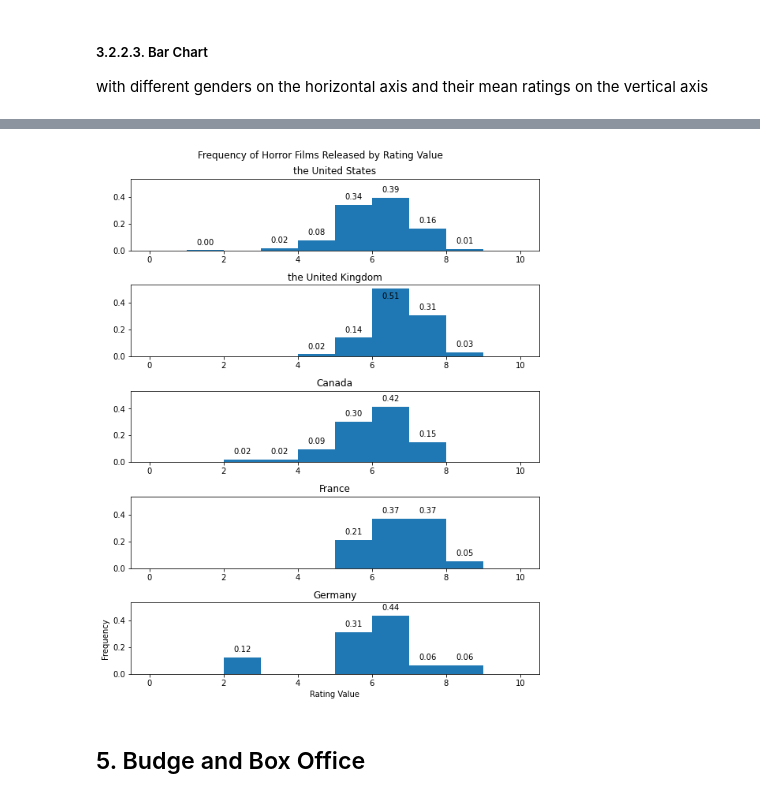
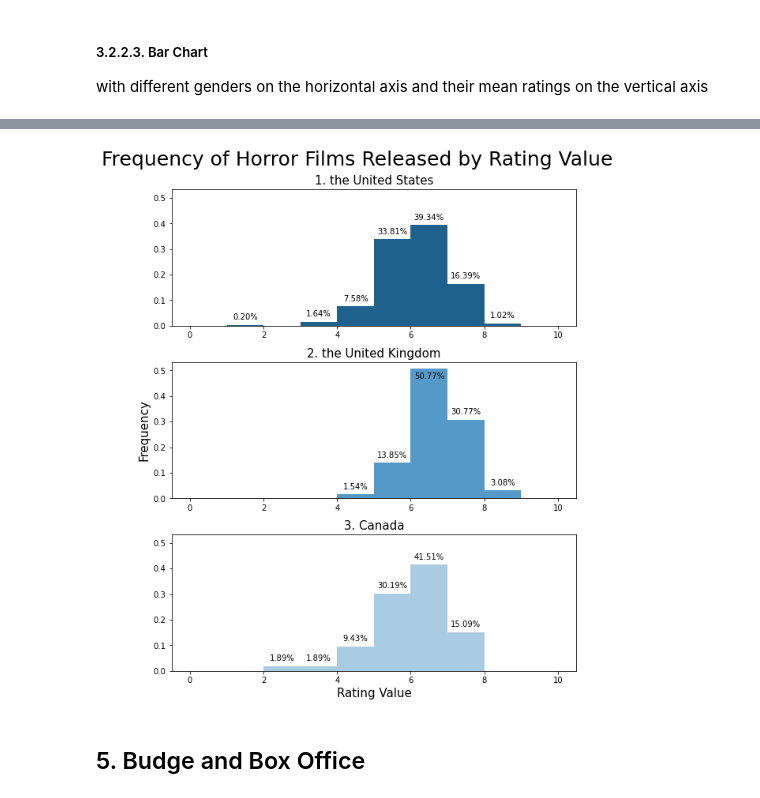
Before and after one commit to tl3472/GA4003-HorrorFilms, a Jupyter notebook: Horror Film Report.ipynb, the cells around one changed output, grey strips where cells are left out. Cells and saved outputs as stored; diff of their text form; code cells hidden in the pictures.

```diff
--- a/Horror Film Report.ipynb
+++ b/Horror Film Report.ipynb
@@ -347,8 +488,0 @@ gb_country.reset_index().rename(columns={'Name' : 'Count'}).set_index('Country')
-# %%
-labels = gb_country.reset_index()
-sizes = gb_country.reset_index().rename(columns={'Name' : 'Count'})['Count']
-colours = dict(zip(labels, plt.cm.tab20.colors[:len(labels)]))
-plt.pie(sizes,
-          labels=labels,
-          colors=[colours[key] for key in labels]
-          )
@@ -421,5 +575,5 @@ plt.show()
 # %%
-def add_value_labels(ax, spacing=5):
+def add_pct_labels(ax, spacing=5):
     """Add labels to the end of each bar in a bar chart.
 
     Arguments:
@@ -439,13 +593,6 @@ def add_value_labels(ax, spacing=5):
         # Vertical alignment for positive values
         va = 'bottom'
 
-        # # If value of bar is negative: Place label below bar
-        # if y_value < 0:
-        #     # Invert space to place label below
-        #     space *= -1
-        #     # Vertically align label at top
-        #     va = 'top'
-
         # If value of bar is greater than 0.5: Adjust label location
         if y_value > 0.5:
             space = spacing - 20
@@ -453,7 +600,7 @@ def add_value_labels(ax, spacing=5):
             va = 'bottom'
 
         # Use Y value as label and format number with one decimal place, if Y is positive (nonzero)
-        label = "{:.2f}".format(y_value) if y_value >0 else None ######### 改成百分号显示
+        label = "{:.2%}".format(y_value) if y_value >0 else None
 
         # Create annotation
         ax.annotate(
@@ -465,38 +612,27 @@ def add_value_labels(ax, spacing=5):
             va=va)                      # Vertically align label differently for
                                         # positive and negative values.
 # %%
-fig, ax = plt.subplots(5, 1, sharey=True, tight_layout=True,figsize=(8, 10))
-fig.suptitle('Frequency of Horror Films Released by Rating Value')
-plt.xlabel("Rating Value")
-plt.ylabel("Frequency")
+fig, ax = plt.subplots(3, 1, sharey=True, tight_layout=True,figsize=(8, 10))
+fig.suptitle('Frequency of Horror Films Released by Rating Value', size = 25)
+plt.xlabel("Rating Value", size = 15)
 
 # 1. US
-ax[0].hist(mainpage.query('Country == "United States"')['Rate'], range = [0, 10],bins = 10, density = True)
-ax[0].set_title("the United States")
-add_value_labels(ax[0])
-
+ax[0].hist(mainpage.query('Country == "United States"')['Rate'], range = [0, 10],bins = 10, density = True, color = '#1F618D')
+ax[0].set_title("1. the United States", size = 15)
+add_pct_labels(ax[0])
 
 # 2. UK
-ax[1].hist(mainpage.query('Country == "United Kingdom"')['Rate'], range = [0, 10],bins = 10, density = True)
-ax[1].set_title("the United Kingdom")
-add_value_labels(ax[1])
+ax[1].hist(mainpage.query('Country == "United Kingdom"')['Rate'], range = [0, 10],bins = 10, density = True, color = '#5499C7')
+ax[1].set_title("2. the United Kingdom", size = 15)
+ax[1].set_ylabel("Frequency", size = 15)
+add_pct_labels(ax[1])
 
 # 3. Canada
-ax[2].hist(mainpage.query('Country == "Canada"')['Rate'], range = [0, 10],bins = 10, density = True)
-ax[2].set_title("Canada")
-add_value_labels(ax[2])
-
-# 4. France
-ax[3].hist(mainpage.query('Country == "France"')['Rate'], range = [0, 10],bins = 10, density = True)
-ax[3].set_title("France")
-add_value_labels(ax[3])
-
-# 5. Germany
-ax[4].hist(mainpage.query('Country == "Germany"')['Rate'], range = [0, 10],bins = 10, density = True)
-ax[4].set_title("Germany")
-add_value_labels(ax[4])
+ax[2].hist(mainpage.query('Country == "Canada"')['Rate'], range = [0, 10],bins = 10, density = True, color = '#A9CCE3')
+ax[2].set_title("3. Canada", size = 15)
+add_pct_labels(ax[2])
 # %% [output]
-[figure, old version]
+[figure, new version]
 # %% [markdown]
 ## 5. Budge and Box Office
 # %% [markdown]
```
Also changed, not shown: parts of 70 cells of this notebook.
